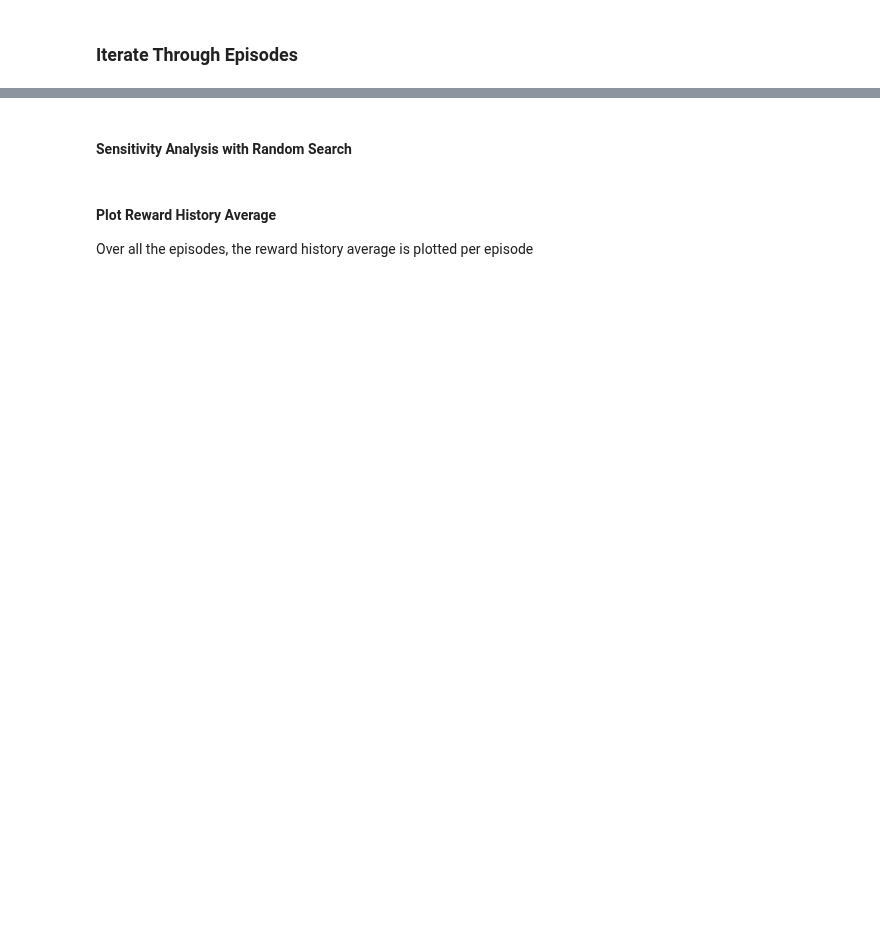
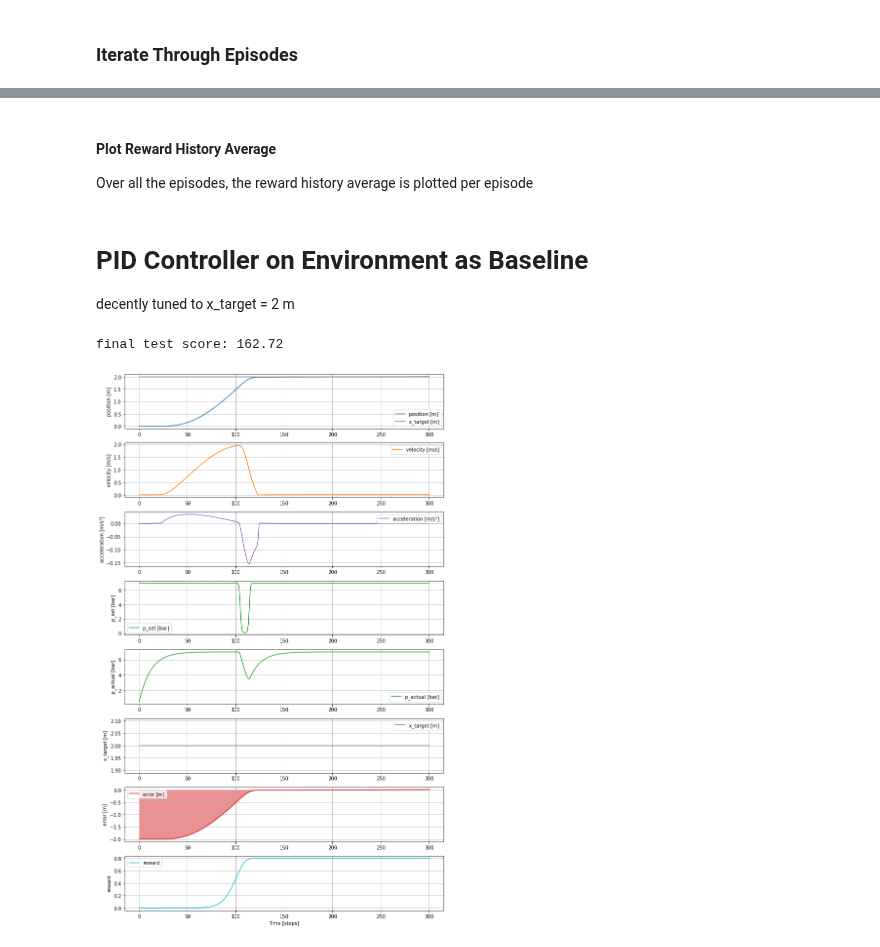
Before and after one commit to Sven-J-Steinert/Rocket-Hopper-DDPG, a Jupyter notebook: ddpg.ipynb, the cells around one changed output, grey strips where cells are left out. Saved outputs shown, nothing was run; the diff lists cells and outputs as text; code cells hidden in the pictures; blank space fills up the shorter version.

```diff
--- a/ddpg.ipynb
+++ b/ddpg.ipynb
@@ -666,4 +650,2 @@ KeyboardInterrupt:
 # %%
 print(f'highest score in gridsearch: {np.max(score):0.2f} with {settings[np.argmax(score)]}')
-# %% [markdown]
-#### Sensitivity Analysis with Random Search
@@ -683,29 +651,0 @@ def sample_loguniform(lb, ub, n):
-# %%
-# Random Search
-n = 10  # Number of Samples
-range_lr_actor = sample_loguniform(0.0001,0.001,n) # [0.0001,0.0002,0.0003,0.0005,0.0008,0.001]
-range_lr_critic = sample_loguniform(0.001,0.01,n)
-range_expl_noise = sample_loguniform(0.1,3,n) # [0.5] #np.linspace(0.3,0.6,3)
-m = len(range_lr_actor)*len(range_lr_critic)*len(range_expl_noise)
-print(f'RANDOM SEARCH: {m} settings - lr_actor:{range_lr_actor} lr_critic:{range_lr_critic} expl_noise:{range_expl_noise}')
-
-settings = []
-scores = []
-
-# Random Search
-for lr_a, lrc, expl_noise in zip(range_lr_actor, range_lr_critic, range_expl_noise):
-    # set variables
-    learning_rate_actor = lr_a
-    learning_rate_critic = lr_c
-    exploration_noise = expl_noise
-
-    settings.append([lr_a,lr_c,expl_noise])
-
-    # ========================
-    agent, log, score_hist = train(logging=True)
-    # =======================
-
-    score = test(agent)
-    scores.append(score)
-    plot_learning_curve(range(len(score_hist)), score_hist)
-    print()
@@ -756,3 +694,6 @@ for i in range(test_iteration):
             break
         state = next_state
 env.close()
+# %% [markdown]
+# PID Controller on Environment as Baseline
+decently tuned to x_target = 2 m
@@ -758,0 +807,11 @@ env.close()
+# %%
+# highest PID performance encountered
+env = HopperEnv()
+env.reset()
+pid = (50,0.1,1000) # 162.72  (50,0.1,1000)
+contr = PIDController(*pid)
+pid_logs = pid_test(contr,logging=True)
+plot(pid_logs[0])
+# %% [output]
+final test score: 162.72
+[figure, added]
```
Also changed, not shown: parts of 12 cells of this notebook, 4 other files.
